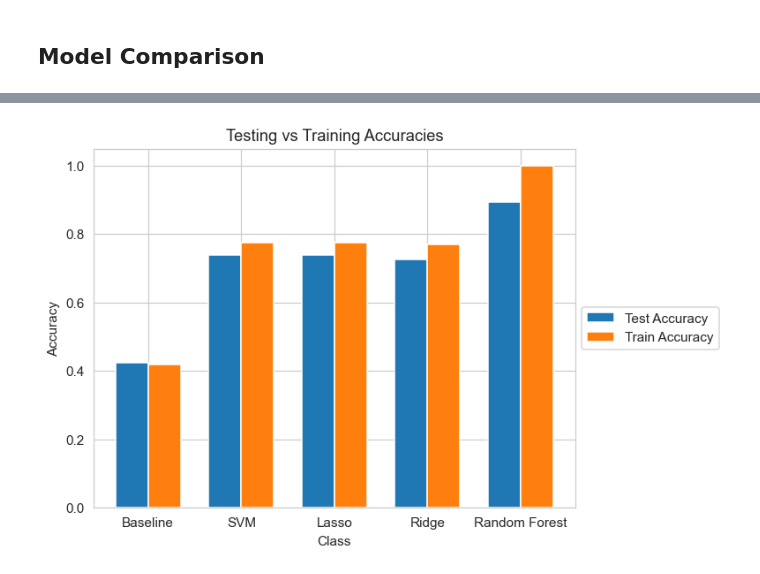
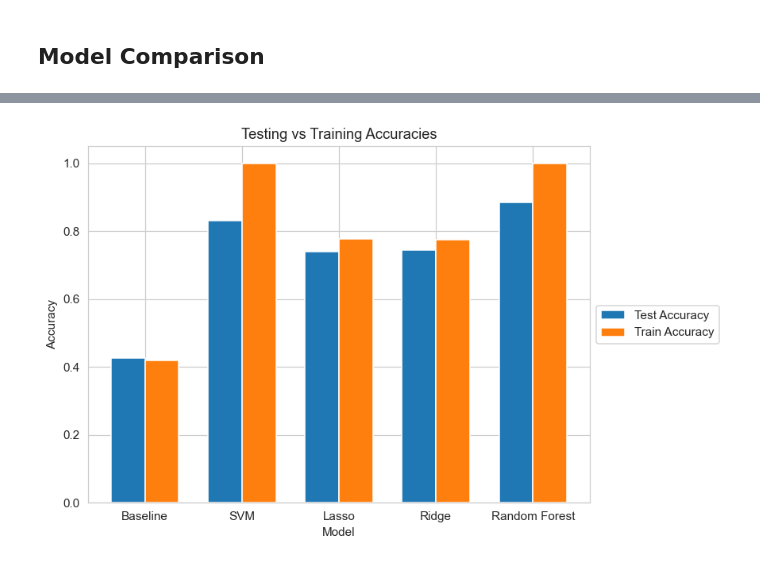
Before and after one commit to Beau-Belkowski/STT_811_Final_Project, a Jupyter notebook: STT_811_Project_Final.ipynb, the cells around one changed output, grey strips where cells are left out. Drawn from its saved outputs; the diff is of its cells as text; code cells hidden in the pictures.

```diff
--- a/STT_811_Project_Final.ipynb
+++ b/STT_811_Project_Final.ipynb
@@ -701,10 +546,0 @@ param_grid = {
-# %%
-grid_search = GridSearchCV(
-    pipeline,
-    param_grid,
-    cv=5,
-    scoring="accuracy",
-    n_jobs=-1
-)
-
-grid_search.fit(X_train, y_train)
@@ -805,10 +546,0 @@ Random Forest is one of our primary models. It handles non-linear relationships,
-# %%
-rfc = RandomForestClassifier(n_estimators=200, random_state=42)
-rfc.fit(X_train, y_train)
-y_pred_rf = rfc.predict(X_test)
-
-print("=== Random Forest ===")
-print(f"Test  Accuracy: {accuracy_score(y_test, y_pred_rf):.3f}")
-print(f"Train Accuracy: {accuracy_score(y_train, rfc.predict(X_train)):.3f}")
-print("\nClassification Report:")
-print(classification_report(y_test, y_pred_rf))
@@ -975,25 +703,37 @@ plt.show()
 # %%
-models = {
-    "Test Accuracy": [0.425, 0.74, 0.74, 0.725, 0.895],
-    "Train Accuracy": [0.419, 0.77625, 0.77625, 0.77, 1.0]
+train_test = {
+    "Test Accuracy":  [
+        accuracy_score(y_test, y_pred_nb),
+        accuracy_score(y_test, y_pred_svm),
+        accuracy_score(y_test, y_pred_lasso),
+        accuracy_score(y_test, y_pred_ridge),
+        accuracy_score(y_test, y_pred_rfc),
+    ],
+    "Train Accuracy": [
+        accuracy_score(y_train, y_pred_nb_train),
+        accuracy_score(y_train, y_pred_svm_train),
+        accuracy_score(y_train, y_pred_lasso_train),
+        accuracy_score(y_train, y_pred_ridge_train),
+        accuracy_score(y_train, y_pred_rfc_train),
+    ]
 }
 
-categories = ['Baseline', 'SVM', 'Lasso', 'Ridge', 'Random Forest']
+categories = ["Baseline", "SVM", "Lasso", "Ridge", "Random Forest"]
 x = np.arange(len(categories))
-width = 0.35  # slightly wider since only 2 bars
+width = 0.35
+n_groups = len(train_test)
 
-plt.figure()
-
-n_models = len(models)
-
-for i, (model_name, values) in enumerate(models.items()):
-    plt.bar(x + (i - (n_models - 1)/2) * width, values, width, label=model_name)
+plt.figure(figsize=(8, 5))
+for i, (label, values) in enumerate(train_test.items()):
+    plt.bar(x + (i - (n_groups - 1)/2) * width, values, width, label=label)
 
 plt.xticks(x, categories)
-plt.legend(loc='center left', bbox_to_anchor=(1, 0.5))
-plt.xlabel('Class')
-plt.ylabel('Accuracy')
-plt.title('Testing vs Training Accuracies')
+plt.legend(loc="center left", bbox_to_anchor=(1, 0.5))
+plt.xlabel("Model")
+plt.ylabel("Accuracy")
+plt.title("Testing vs Training Accuracies")
+plt.ylim(0, 1.05)
+plt.tight_layout()
 plt.show()
 # %% [output]
-[figure, old version]
+[figure, new version]
```
Also changed, not shown: parts of 51 cells of this notebook, 3 other files.
